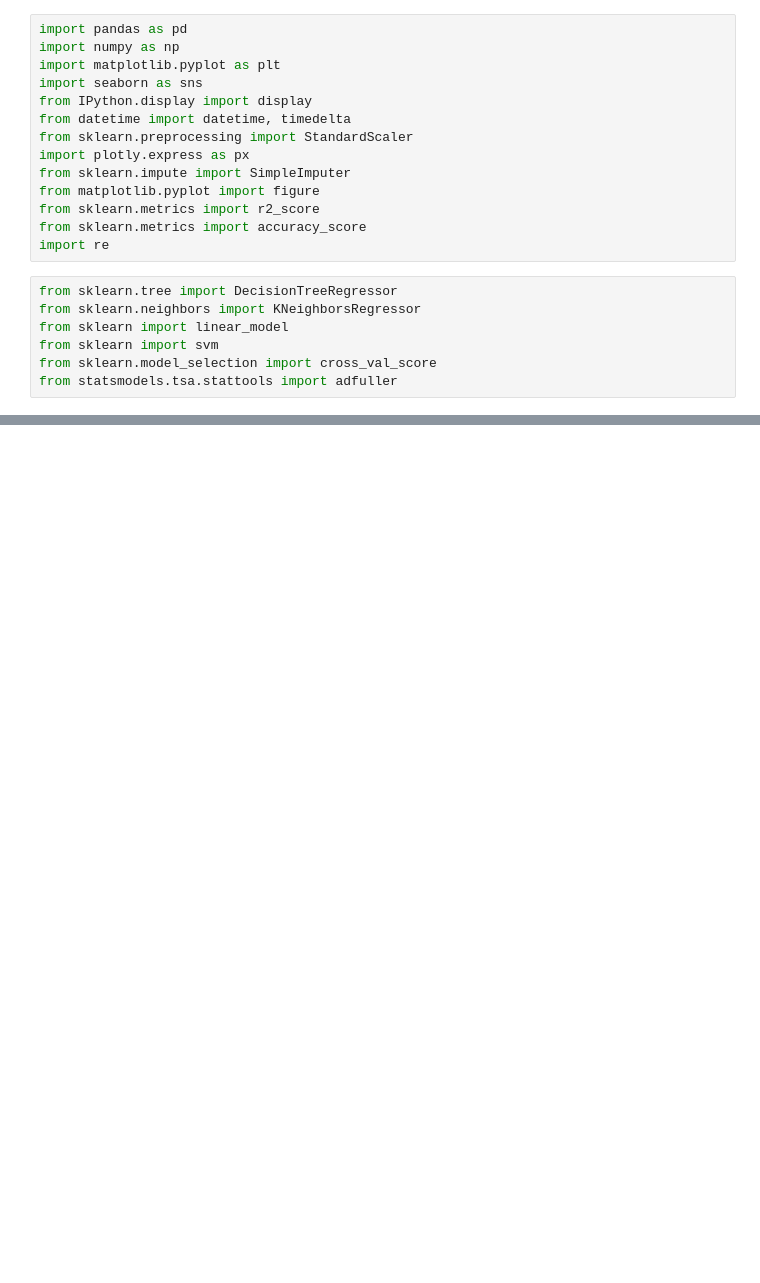
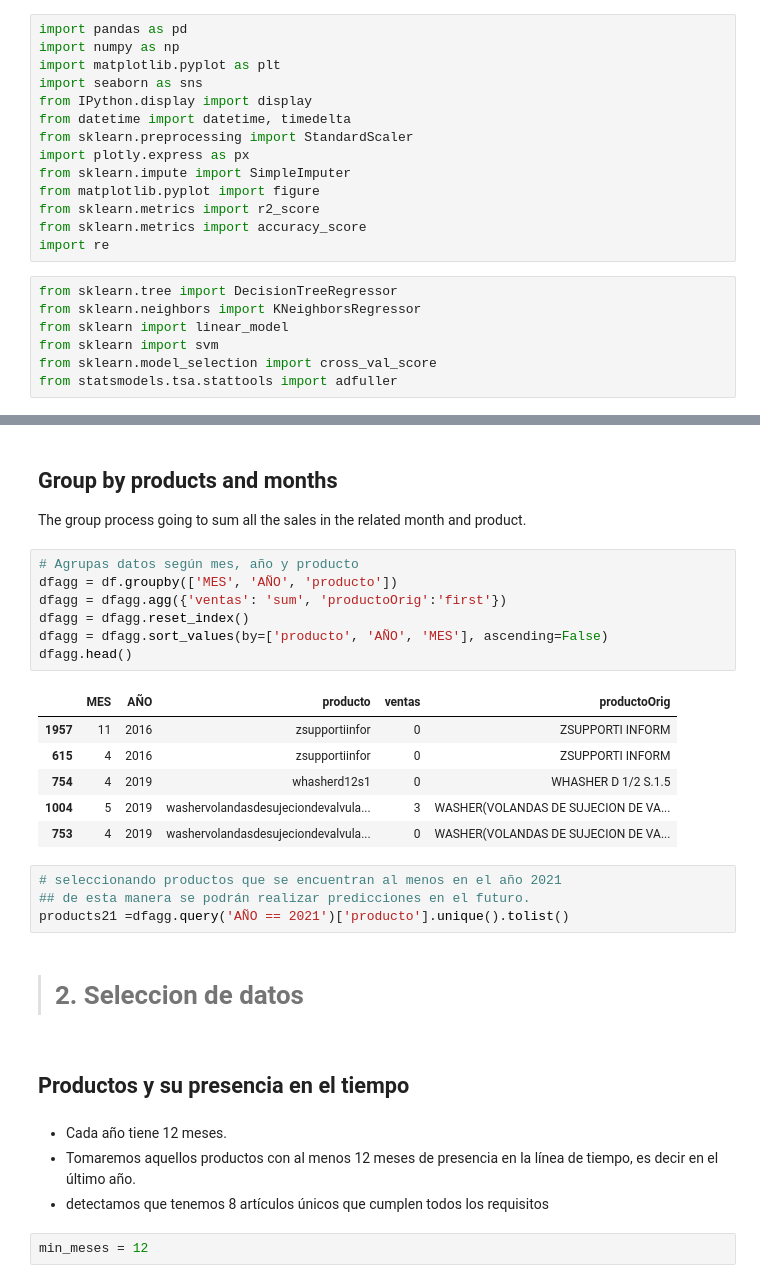
Before and after one commit to DavidCastilloAlvarado/timeseries_optimization, a Jupyter notebook: models/ARIMA/arima.ipynb, the cells around one changed output, grey strips where cells are left out. Cells and saved outputs as stored; diff of their text form; blank space fills up the shorter version.

```diff
--- a/models/ARIMA/arima.ipynb
+++ b/models/ARIMA/arima.ipynb
@@ -37,0 +110,31 @@ from helpers.general import print_forecasting_results
+# %% [markdown]
+## Group by products and months
+The group process going to sum all the sales in the related month and product.
+# %%
+# Agrupas datos según mes, año y producto
+dfagg = df.groupby(['MES', 'AÑO', 'producto'])
+dfagg = dfagg.agg({'ventas': 'sum', 'productoOrig':'first'})
+dfagg = dfagg.reset_index()
+dfagg = dfagg.sort_values(by=['producto', 'AÑO', 'MES'], ascending=False)
+dfagg.head()
+# %% [output]
+|  | MES | AÑO | producto | ventas | productoOrig |
+| 1957 | 11 | 2016 | zsupportiinfor | 0 | ZSUPPORTI INFORM |
+| 615 | 4 | 2016 | zsupportiinfor | 0 | ZSUPPORTI INFORM |
+| 754 | 4 | 2019 | whasherd12s1 | 0 | WHASHER D 1/2 S.1.5 |
+| 1004 | 5 | 2019 | washervolandasdesujeciondevalvula... | 3 | WASHER(VOLANDAS DE SUJECION DE VA... |
+| 753 | 4 | 2019 | washervolandasdesujeciondevalvula... | 0 | WASHER(VOLANDAS DE SUJECION DE VA... |
+# %%
+# seleccionando productos que se encuentran al menos en el año 2021
+## de esta manera se podrán realizar predicciones en el futuro.
+products21 =dfagg.query('AÑO == 2021')['producto'].unique().tolist()
+# %% [markdown]
+># 2. Seleccion de datos
+# %% [markdown]
+## Productos y su presencia en el tiempo
+# %% [markdown]
+- Cada año tiene 12 meses.
+- Tomaremos aquellos productos con al menos 12 meses de presencia en la línea de tiempo, es decir en el último año.
+- detectamos que tenemos 8 artículos únicos que cumplen todos los requisitos
+# %%
+min_meses = 12
```
Also changed, not shown: parts of 22 cells of this notebook, 3 other files.
